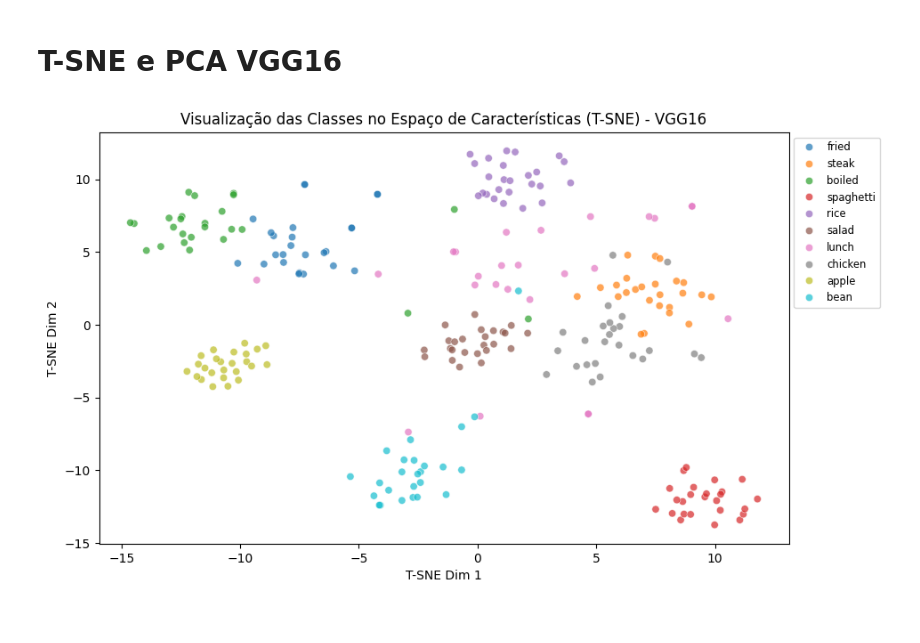
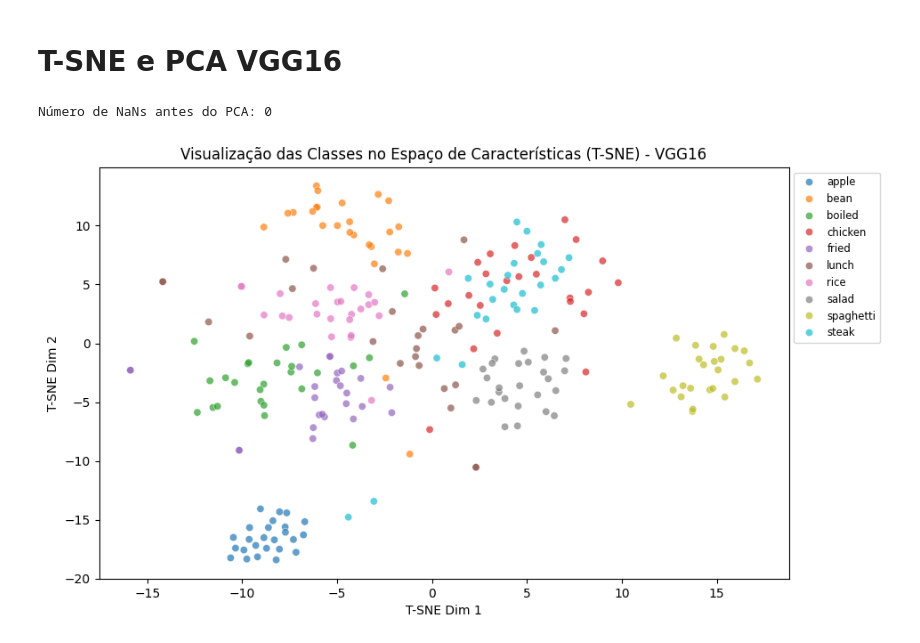
Before and after one commit to Giovanni-LN/Projeto_RN, a Jupyter notebook: Rede_VGG16_03.ipynb, the cells around one changed output. Saved outputs shown, nothing was run; the diff lists cells and outputs as text; code cells hidden in the pictures.

```diff
--- a/Rede_VGG16_03.ipynb
+++ b/Rede_VGG16_03.ipynb
@@ -19,7 +19,7 @@ data_transforms = {
     'train': transforms.Compose([
         transforms.Resize((224, 224)),
         transforms.RandomHorizontalFlip(),  # Flip horizontal aleatório
-        transforms.RandomRotation(20),      # Rotação aleatória
+        transforms.RandomRotation(30),      # Rotação aleatória
         transforms.ToTensor(),
         transforms.Normalize([0.5, 0.5, 0.5], [0.5, 0.5, 0.5]) # Normalização
     ]),
@@ -128,24 +128,18 @@ model_vgg16 = models.vgg16(pretrained=True)
 
 # Modificar a última camada para 10 classes
 num_classes = 10
-model_vgg16.classifier[5] = nn.Dropout(0.3)  # Dropout antes da última camada
+model_vgg16.classifier[5] = nn.Dropout(0.7)  # Dropout antes da última camada
 model_vgg16.classifier[6] = nn.Linear(4096, num_classes)
 
 # Enviar o modelo para o dispositivo escolhido
 model_vgg16 = model_vgg16.to(device)
 
-# Definir função de perda
+# Definir função de perda e otimizador
 criterion = nn.CrossEntropyLoss()
 
-# Escolher otimizador (Adam ou SGD)
-use_sgd = True  # Altere para False para usar Adam
-
-if use_sgd:
-    optimizer = optim.SGD(model_vgg16.parameters(), lr=0.001, momentum=0.9)
-    print("Usando SGD como otimizador.")
-else:
-    optimizer = optim.Adam(model_vgg16.parameters(), lr=0.0001)
-    print("Usando Adam como otimizador.")
+# Escolher otimizador (RMSprop)
+optimizer = optim.RMSprop(model_vgg16.parameters(), lr=0.01, momentum=0.9)
+print("Usando RMSprop como otimizador.")
 
 # Mostrar a estrutura do modelo modificado
 print(model_vgg16)
@@ -382,6 +375,27 @@ import matplotlib.pyplot as plt
 import seaborn as sns
 from sklearn.decomposition import PCA
 from sklearn.manifold import TSNE
+import torchvision.models as models
+from torchvision import datasets, transforms
+from torch.utils.data import DataLoader
+
+# Definir o dispositivo
+device = torch.device("cuda" if torch.cuda.is_available() else "cpu")
+
+# Carregar o modelo VGG16 pré-treinado
+model_vgg16 = models.vgg16(weights=models.VGG16_Weights.DEFAULT)
+model_vgg16 = model_vgg16.to(device)
+
+# Transformações e carregamento dos dados
+transform = transforms.Compose([
+    transforms.Resize((224, 224)),
+    transforms.ToTensor(),
+    transforms.Normalize(mean=[0.485, 0.456, 0.406], std=[0.229, 0.224, 0.225])
+])
+
+dataset_test = datasets.ImageFolder(root="/content/drive/MyDrive/MyFoodDataset/test", transform=transform)
+dataloaders = {"test": DataLoader(dataset_test, batch_size=32, shuffle=False)}
+class_names = dataset_test.classes
 
 def extract_features(model, dataloader, device):
     model.eval()
@@ -393,34 +407,44 @@ def extract_features(model, dataloader, device):
 
             # Extraindo a saída da penúltima camada do VGG16
             feat = model.features(inputs)
-            feat = torch.flatten(feat, start_dim=1)  # Achatar para um vetor
+            feat = torch.flatten(feat, start_dim=1)
+
+            # Verificar se há NaNs antes de salvar os embeddings
+            if torch.isnan(feat).sum().item() > 0:
+                print("ATENÇÃO: Foram detectados NaNs na extração de features!")
+                continue  # Pular esse batch
 
             features.append(feat.cpu().numpy())
             labels_list.append(labels.cpu().numpy())
 
     features = np.concatenate(features, axis=0)
     labels_list = np.concatenate(labels_list, axis=0)
 
     return features, labels_list
 
 # Extrai os embeddings do modelo VGG16
 features, labels = extract_features(model_vgg16, dataloaders['test'], device)
 
-# PCA para redução de dimensionalidade inicial
+# Verifica e trata valores NaN nos dados antes do PCA
+print("Número de NaNs antes do PCA:", np.isnan(features).sum())
+features = np.nan_to_num(features, nan=0.0)  # Substituir NaNs por 0
+
+# Redução de dimensionalidade com PCA
 pca = PCA(n_components=50)
 features_pca = pca.fit_transform(features)
 
-# Aplicar T-SNE para visualizar em 2D
+# Aplicar T-SNE
 tsne = TSNE(n_components=2, perplexity=30, random_state=42)
 features_tsne = tsne.fit_transform(features_pca)
 
 # Criar o gráfico
 plt.figure(figsize=(10, 6))
 sns.scatterplot(x=features_tsne[:, 0], y=features_tsne[:, 1], hue=[class_names[i] for i in labels], palette="tab10", alpha=0.7)
 plt.xlabel("T-SNE Dim 1")
 plt.ylabel("T-SNE Dim 2")
 plt.title("Visualização das Classes no Espaço de Características (T-SNE) - VGG16")
 plt.legend(loc="best", fontsize="small", bbox_to_anchor=(1, 1))
 plt.show()
 # %% [output]
+Número de NaNs antes do PCA: 0
-[figure, old version]
+[figure, new version]
```
Also changed, not shown: parts of 6 cells of this notebook.
